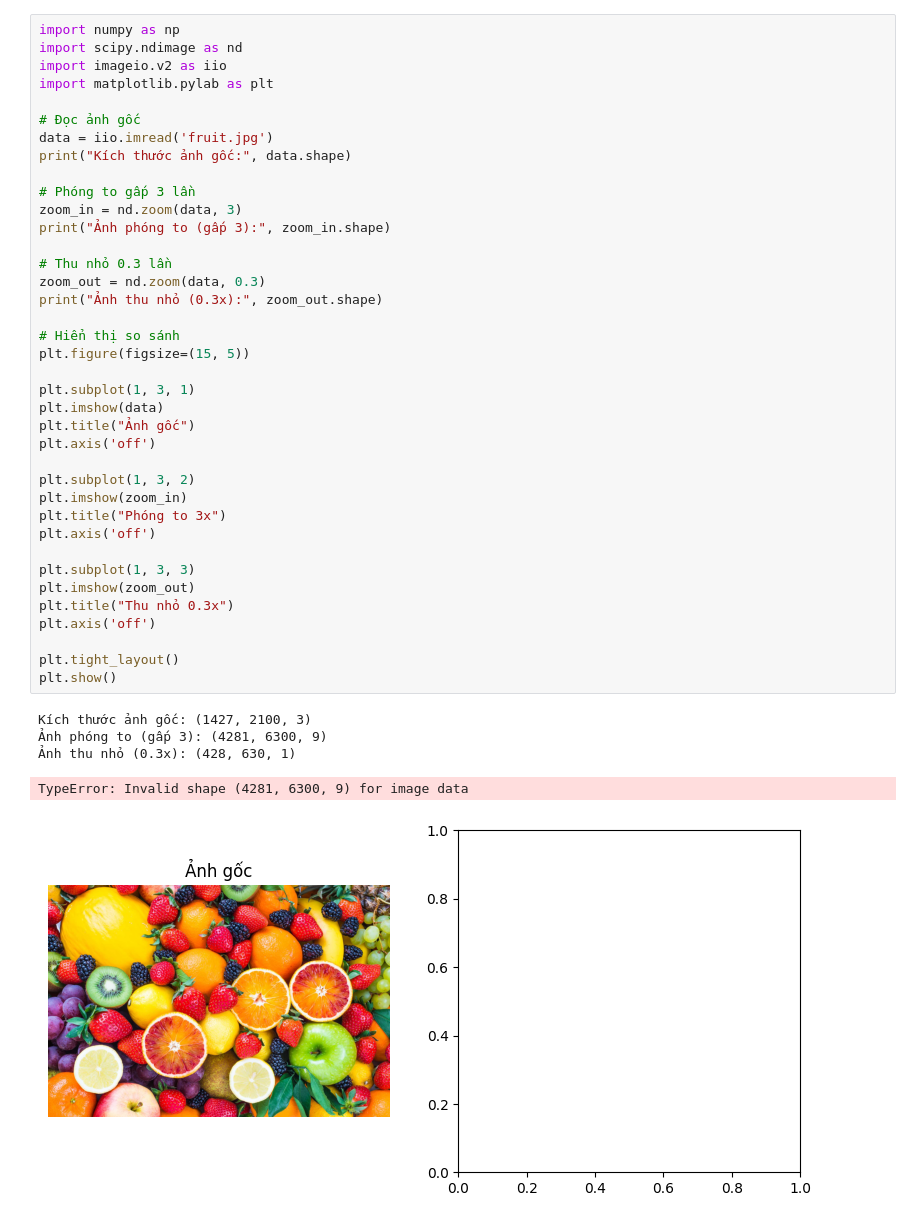
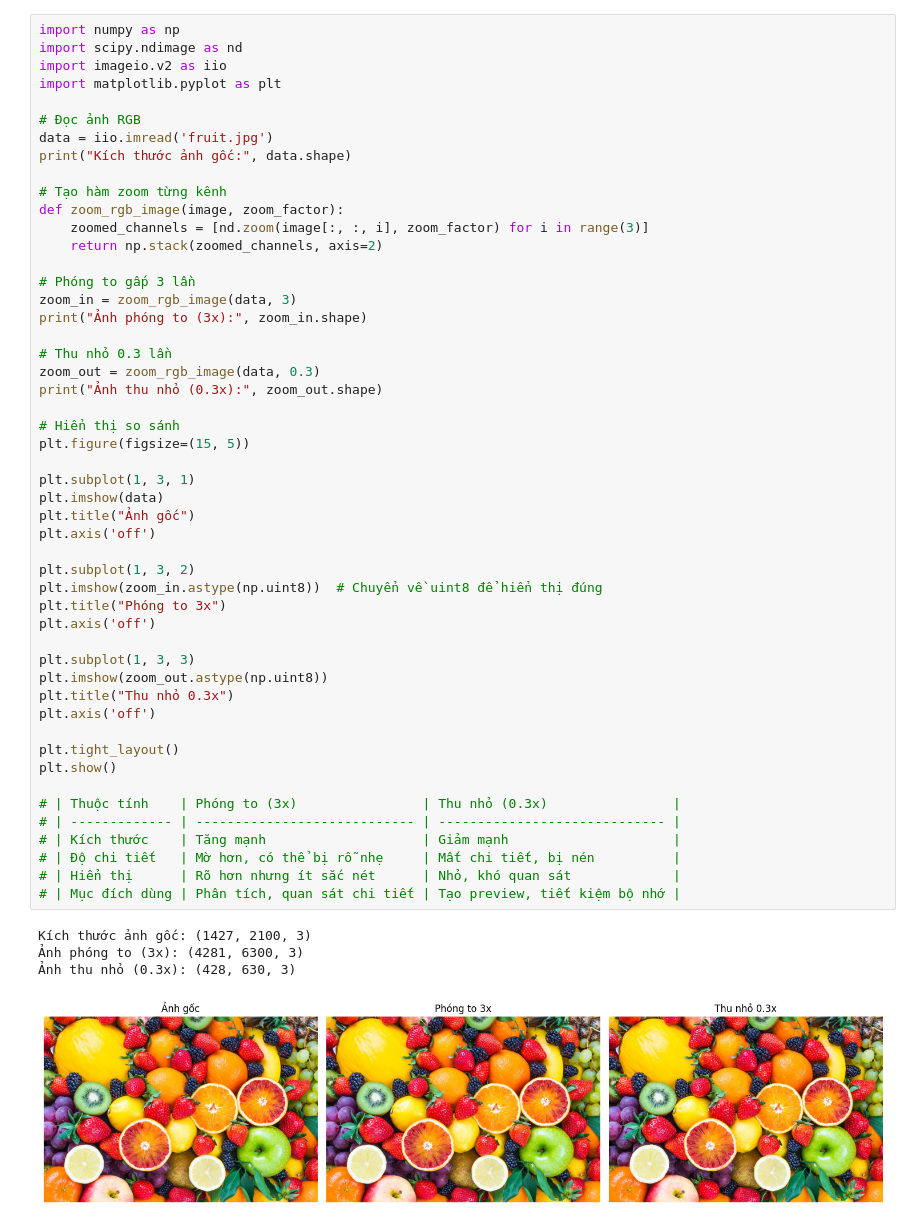
Before and after one commit to QuangVu15/XLA_buoi3, a Jupyter notebook: BT3.ipynb, the cells around one changed output. Drawn from its saved outputs; the diff is of its cells as text.

```diff
--- a/BT3.ipynb
+++ b/BT3.ipynb
@@ -2,43 +2,54 @@
 import numpy as np
 import scipy.ndimage as nd
 import imageio.v2 as iio
-import matplotlib.pylab as plt
+import matplotlib.pyplot as plt
 
-# Đọc ảnh gốc
+# Đọc ảnh RGB
 data = iio.imread('fruit.jpg')
 print("Kích thước ảnh gốc:", data.shape)
 
+# Tạo hàm zoom từng kênh
+def zoom_rgb_image(image, zoom_factor):
+    zoomed_channels = [nd.zoom(image[:, :, i], zoom_factor) for i in range(3)]
+    return np.stack(zoomed_channels, axis=2)
+
 # Phóng to gấp 3 lần
-zoom_in = nd.zoom(data, 3)
-print("Ảnh phóng to (gấp 3):", zoom_in.shape)
+zoom_in = zoom_rgb_image(data, 3)
+print("Ảnh phóng to (3x):", zoom_in.shape)
 
 # Thu nhỏ 0.3 lần
-zoom_out = nd.zoom(data, 0.3)
+zoom_out = zoom_rgb_image(data, 0.3)
 print("Ảnh thu nhỏ (0.3x):", zoom_out.shape)
 
 # Hiển thị so sánh
 plt.figure(figsize=(15, 5))
 
 plt.subplot(1, 3, 1)
 plt.imshow(data)
 plt.title("Ảnh gốc")
 plt.axis('off')
 
 plt.subplot(1, 3, 2)
-plt.imshow(zoom_in)
+plt.imshow(zoom_in.astype(np.uint8))  # Chuyển về uint8 để hiển thị đúng
 plt.title("Phóng to 3x")
 plt.axis('off')
 
 plt.subplot(1, 3, 3)
-plt.imshow(zoom_out)
+plt.imshow(zoom_out.astype(np.uint8))
 plt.title("Thu nhỏ 0.3x")
 plt.axis('off')
 
 plt.tight_layout()
 plt.show()
+
+# | Thuộc tính    | Phóng to (3x)                | Thu nhỏ (0.3x)                |
+# | ------------- | ---------------------------- | ----------------------------- |
+# | Kích thước    | Tăng mạnh                    | Giảm mạnh                     |
+# | Độ chi tiết   | Mờ hơn, có thể bị rỗ nhẹ     | Mất chi tiết, bị nén          |
+# | Hiển thị      | Rõ hơn nhưng ít sắc nét      | Nhỏ, khó quan sát             |
+# | Mục đích dùng | Phân tích, quan sát chi tiết | Tạo preview, tiết kiệm bộ nhớ |
 # %% [output]
 Kích thước ảnh gốc: (1427, 2100, 3)
-Ảnh phóng to (gấp 3): (4281, 6300, 9)
-Ảnh thu nhỏ (0.3x): (428, 630, 1)
+Ảnh phóng to (3x): (4281, 6300, 3)
+Ảnh thu nhỏ (0.3x): (428, 630, 3)
-TypeError: Invalid shape (4281, 6300, 9) for image data
-[figure, old version]
+[figure, new version]
```
